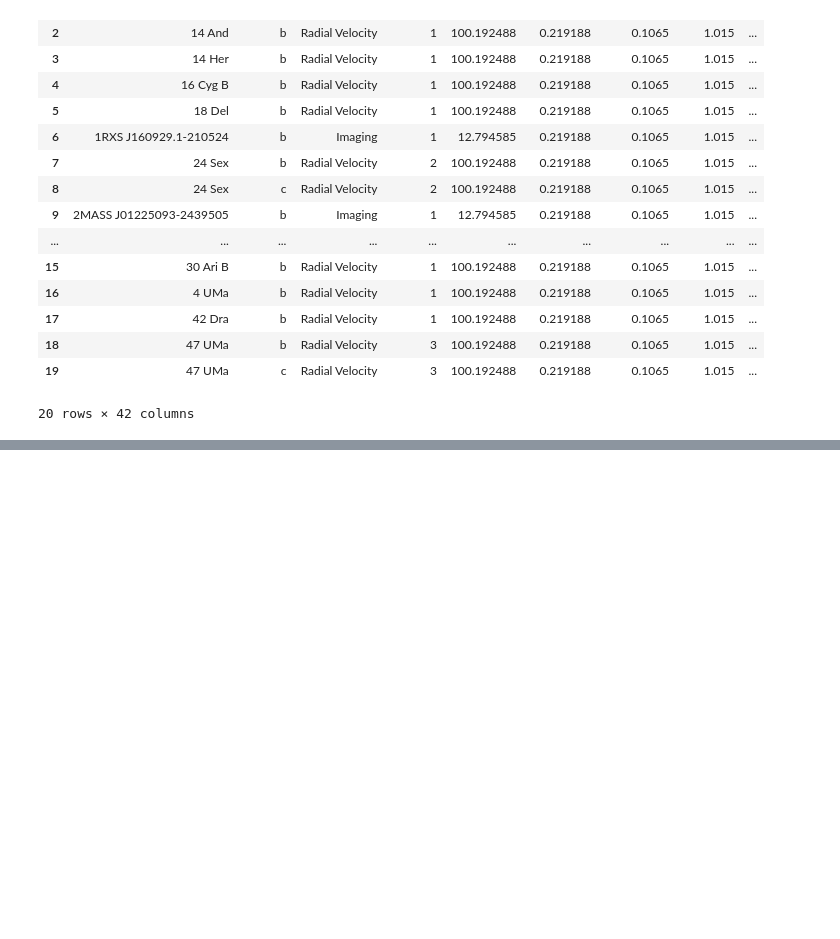
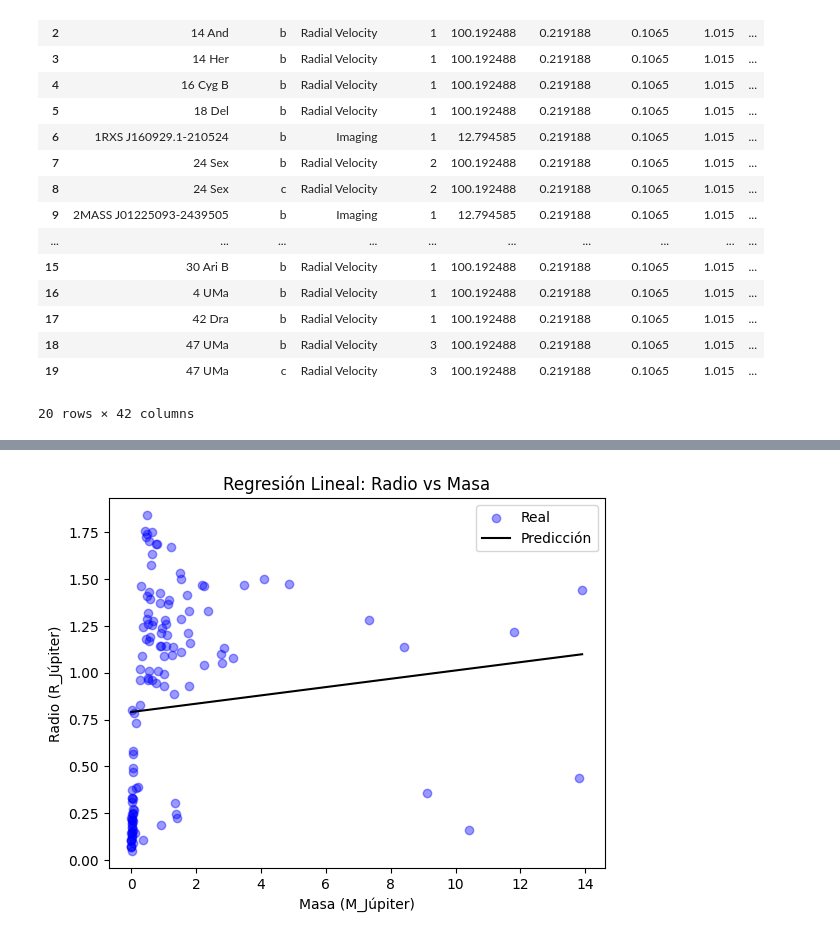
Before and after one commit to moirabittner/Evaluacion_Exoplanetas, a Jupyter notebook: Evaluacion1_Exoplanetas.ipynb, the cells around one changed output, grey strips where cells are left out. Saved outputs shown, nothing was run; the diff lists cells and outputs as text; code cells hidden in the pictures; blank space fills up the shorter version.

```diff
--- a/Evaluacion1_Exoplanetas.ipynb
+++ b/Evaluacion1_Exoplanetas.ipynb
@@ -815,0 +673,12 @@ R²: 0.2717
+# %%
+y_pred = regr.predict(X_test)
+plt.scatter(X_test, y_test, color='b', alpha=0.4, label='Real')
+plt.plot(np.sort(X_test, axis=0), regr.predict(np.sort(X_test, axis=0)),
+        color='k', label='Predicción')
+plt.xlabel('Masa (M_Júpiter)')
+plt.ylabel('Radio (R_Júpiter)')
+plt.title('Regresión Lineal: Radio vs Masa')
+plt.legend()
+plt.show()
+# %% [output]
+[figure, added]
```
Also changed, not shown: parts of 40 cells of this notebook.
